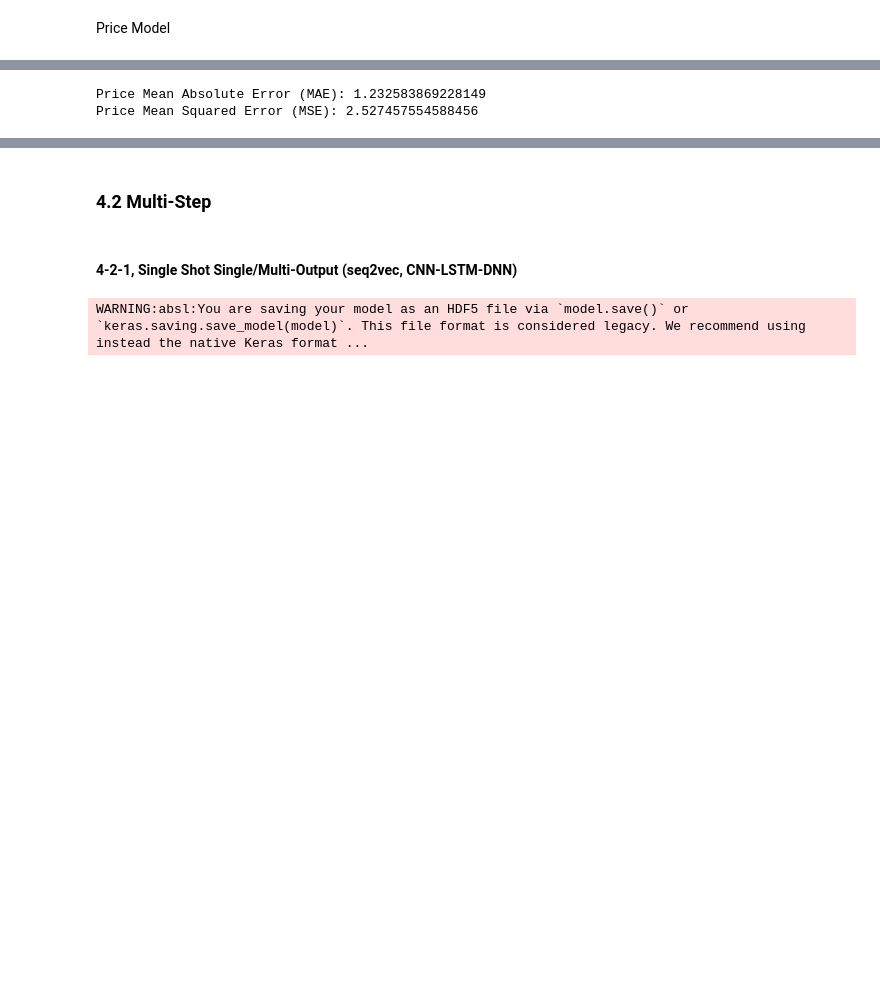
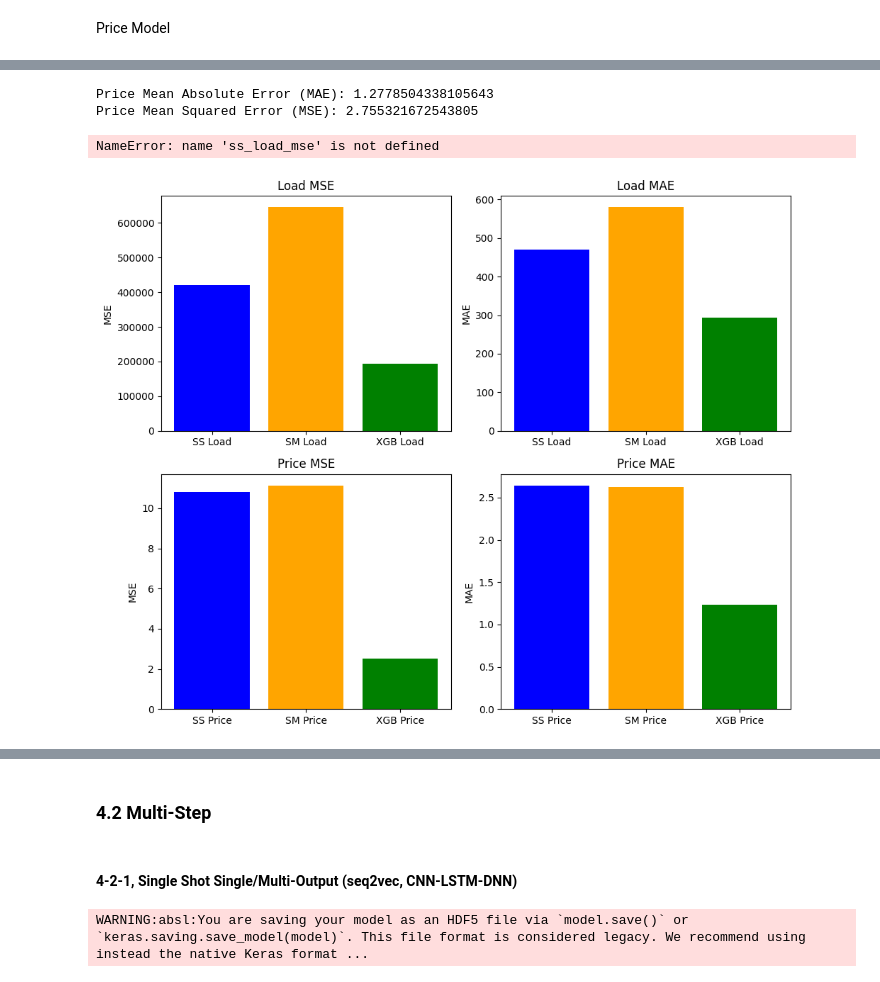
Before and after one commit to Jackson00Han/Time-Series-Training, a Jupyter notebook: Copy_of_multivariate_time_series.ipynb, the cells around one changed output, grey strips where cells are left out. Saved outputs shown, nothing was run; the diff lists cells and outputs as text; code cells hidden in the pictures; blank space fills up the shorter version.

```diff
--- a/Copy_of_multivariate_time_series.ipynb
+++ b/Copy_of_multivariate_time_series.ipynb
@@ -1479,0 +1505,6 @@ final_price_model = xgb.train(
+# %%
+xgb_price_final_model = xgb.train(
+    params=parameters,
+    dtrain=dtrain_price,
+    num_boost_round=best_num_boost_round
+)
@@ -1480,10 +1513,10 @@ final_price_model = xgb.train(
 # %%
-xgb_final_price_model = xgb.Booster()
-xgb_final_price_model.load_model('xgb_price_final_model.json')
+xgb_price_final_model = xgb.Booster()
+xgb_price_final_model.load_model('xgb_price_final_model.json')
 
 # Prediction
 dval_price = xgb.DMatrix(valid_x)
-price_prediction = final_price_model.predict(dval_price).reshape(-1, 1)
+price_prediction = xgb_price_final_model.predict(dval_price).reshape(-1, 1)
 price_actual = valid_price.values.reshape(-1, 1)
 
 xgb_price_mae = mean_absolute_error(price_prediction, price_actual)
@@ -1495,5 +1528,57 @@ print(f"Price Mean Squared Error (MSE): {xgb_price_mse}")
 
 #xgb_price_final_model.save_model('xgb_price_final_model.json')
 # %% [output]
-Price Mean Absolute Error (MAE): 1.232583869228149
-Price Mean Squared Error (MSE): 2.527457554588456
+Price Mean Absolute Error (MAE): 1.2778504338105643
+Price Mean Squared Error (MSE): 2.755321672543805
+# %%
+print(f'ss load mse: {ss_load_mse}')
+print(f'sm load_mse: {sm_load_mse}')
+print(f"xgb load mse: {xgb_load_mse}")
+
+
+print(f'ss load mae: {ss_load_mae}')
+print(f'sm load mae: {sm_load_mae}')
+print(f"xgb load mae: {xgb_load_mae}")
+
+
+print(f'ss price mse: {ss_price_mse}')
+print(f'sm price mse: {sm_price_mse}')
+print(f"xgb price mse: {xgb_price_mae}")
+
+
+print(f'ss price mae: {ss_price_mae}')
+print(f'sm pricemae: {sm_price_mae}')
+print(f"xgb price mase: {xgb_price_mse}")
+# %% [output]
+NameError: name 'ss_load_mse' is not defined
+# %%
+colors = ['blue', 'orange', 'green']
+
+load_mse_values = [ss_load_mse, sm_load_mse, xgb_load_mse]
+load_mae_values = [ss_load_mae, sm_load_mae, xgb_load_mae]
+
+price_mse_values = [ss_price_mse, sm_price_mse, xgb_price_mse]
+price_mae_values = [ss_price_mae, sm_price_mae, xgb_price_mae]
+
+fig, axs = plt.subplots(2, 2, figsize=(10, 8))
+
+axs[0,0].bar(['SS Load', 'SM Load', "XGB Load"], load_mse_values, color=colors)
+axs[0,0].set_title('Load MSE')
+axs[0,0].set_ylabel('MSE')
+
+axs[0,1].bar(['SS Load', 'SM Load', "XGB Load"], load_mae_values, color=colors)
+axs[0,1].set_title('Load MAE')
+axs[0,1].set_ylabel('MAE')
+
+axs[1,0].bar(['SS Price', 'SM Price', "XGB Price"], price_mse_values, color=colors)
+axs[1,0].set_title('Price MSE')
+axs[1,0].set_ylabel('MSE')
+
+axs[1,1].bar(['SS Price', 'SM Price', "XGB Price"], price_mae_values, color=colors)
+axs[1,1].set_title('Price MAE')
+axs[1,1].set_ylabel('MAE')
+
+plt.tight_layout()
+plt.show()
+# %% [output]
+[figure, added]
```
Also changed, not shown: parts of 65 cells of this notebook.
